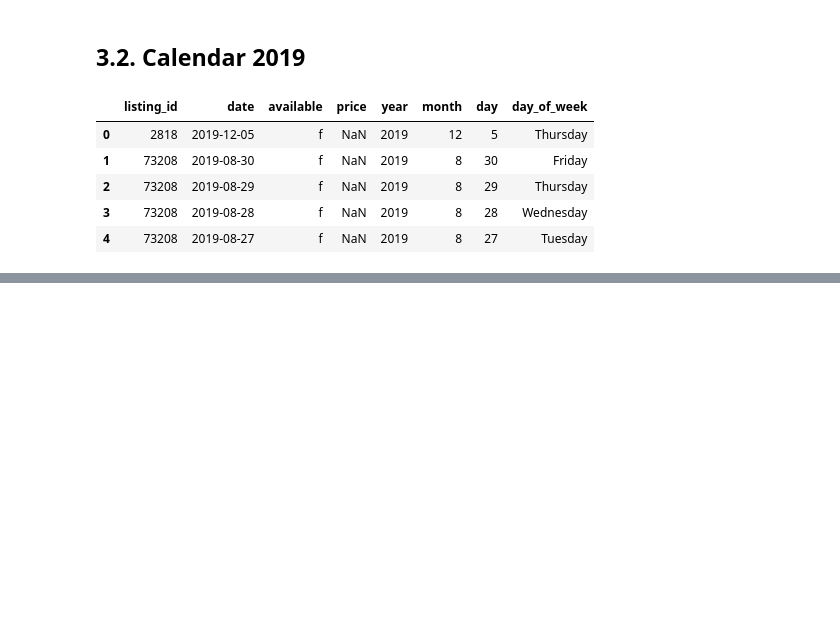
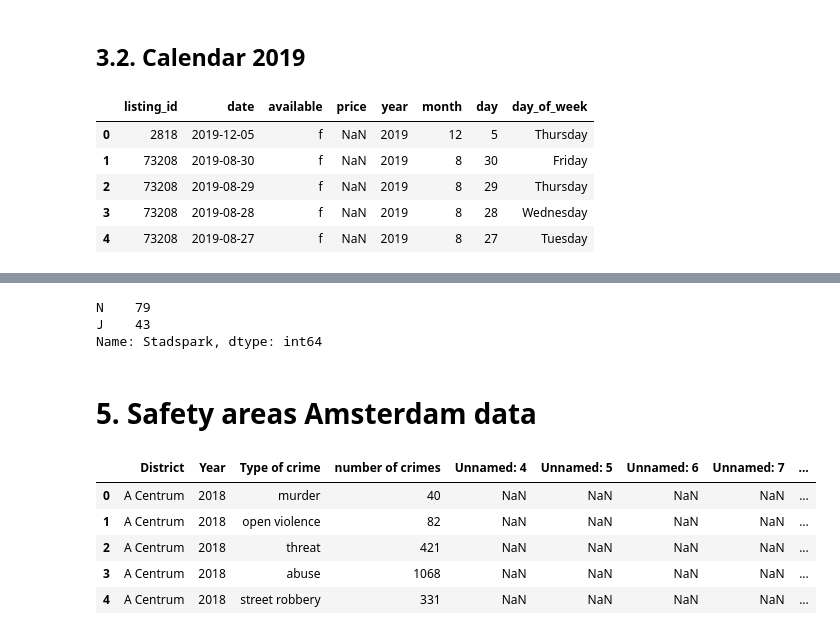
Before and after one commit to lauratll/Airbnb_Amsterdam_covid19, a Jupyter notebook: documentation/Exploring_the_data.ipynb, the cells around one changed output, grey strips where cells are left out. Drawn from its saved outputs; the diff is of its cells as text; code cells hidden in the pictures; blank space fills up the shorter version.

```diff
--- a/documentation/Exploring_the_data.ipynb
+++ b/documentation/Exploring_the_data.ipynb
@@ -297,0 +330,8 @@ calendar_1218_1219.head()
+# %%
+green_areas["Stadspark"].value_counts()
+# %% [output]
+N    79
+J    43
+Name: Stadspark, dtype: int64
+# %% [markdown]
+# 5. Safety areas Amsterdam data
@@ -297,0 +340,9 @@ calendar_1218_1219.head()
+# %%
+crimes_areas_ams.head()
+# %% [output]
+|  | District | Year | Type of crime | number of crimes | Unnamed: 4 | Unnamed: 5 | Unnamed: 6 | Unnamed: 7 | ... |
+| 0 | A Centrum | 2018 | murder | 40 | NaN | NaN | NaN | NaN | ... |
+| 1 | A Centrum | 2018 | open violence | 82 | NaN | NaN | NaN | NaN | ... |
+| 2 | A Centrum | 2018 | threat | 421 | NaN | NaN | NaN | NaN | ... |
+| 3 | A Centrum | 2018 | abuse | 1068 | NaN | NaN | NaN | NaN | ... |
+| 4 | A Centrum | 2018 | street robbery | 331 | NaN | NaN | NaN | NaN | ... |
```
Also changed, not shown: parts of 13 cells of this notebook, 3 other files.
